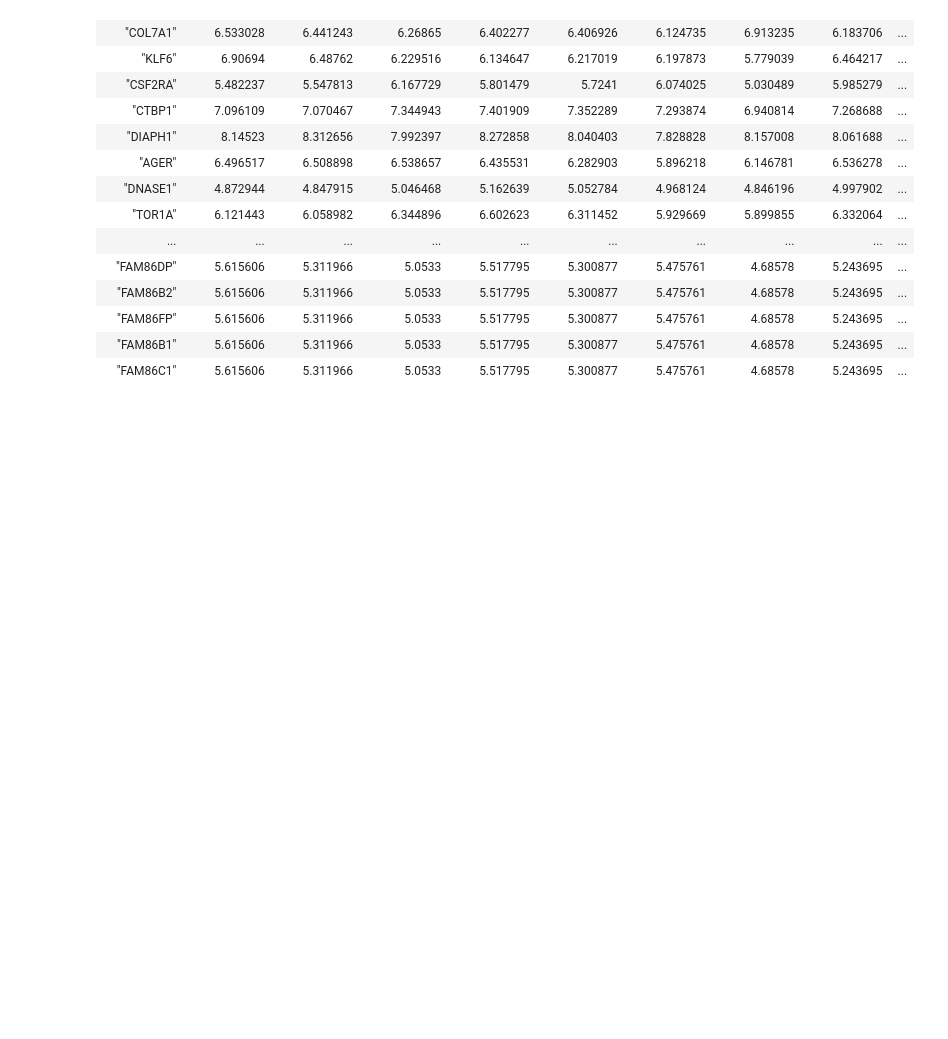
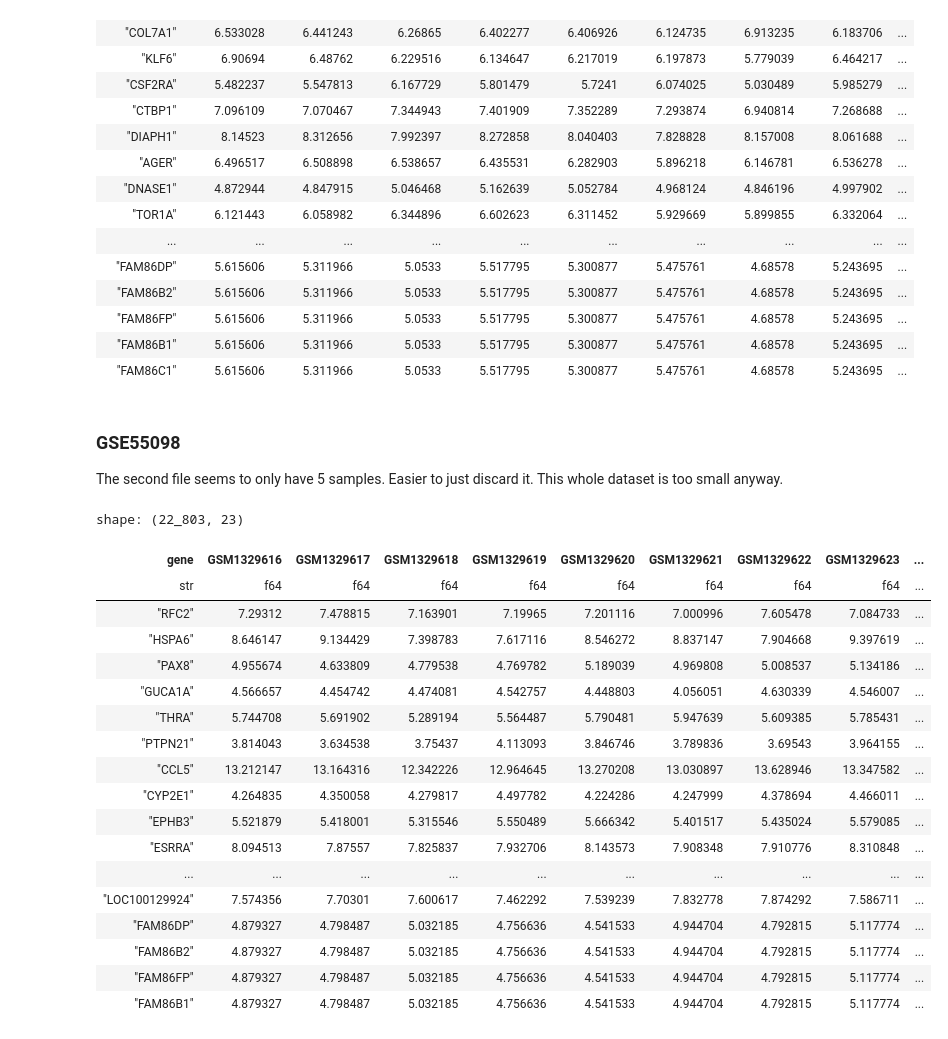
Before and after one commit to thelgis/applied-bioinformatics-thesis, a Jupyter notebook: notebooks/Exploratory_Analysis.ipynb, the cells around one changed output. Saved outputs shown, nothing was run; the diff lists cells and outputs as text; code cells hidden in the pictures; blank space fills up the shorter version.

```diff
--- a/notebooks/Exploratory_Analysis.ipynb
+++ b/notebooks/Exploratory_Analysis.ipynb
@@ -194,3 +194,32 @@ shape: (10_516, 34)
 | "FAM86FP" | 5.615606 | 5.311966 | 5.0533 | 5.517795 | 5.300877 | 5.475761 | 4.68578 | 5.243695 | ... |
 | "FAM86B1" | 5.615606 | 5.311966 | 5.0533 | 5.517795 | 5.300877 | 5.475761 | 4.68578 | 5.243695 | ... |
 | "FAM86C1" | 5.615606 | 5.311966 | 5.0533 | 5.517795 | 5.300877 | 5.475761 | 4.68578 | 5.243695 | ... |
+# %% [markdown]
+### GSE55098
+
+The second file seems to only have 5 samples. Easier to just discard it. This whole dataset is too small anyway.
+# %%
+GSE55098_one = pl.read_parquet("../data/adex-database/samples/GSE55098.tsv.parquet")
+GSE55098_two = pl.read_parquet("../data/adex-database/samples/GSE55098_2.tsv.parquet")
+# %%
+GSE55098_one
+# %% [output]
+shape: (22_803, 23)
+| gene | GSM1329616 | GSM1329617 | GSM1329618 | GSM1329619 | GSM1329620 | GSM1329621 | GSM1329622 | GSM1329623 | ... |
+| str | f64 | f64 | f64 | f64 | f64 | f64 | f64 | f64 | ... |
+| "RFC2" | 7.29312 | 7.478815 | 7.163901 | 7.19965 | 7.201116 | 7.000996 | 7.605478 | 7.084733 | ... |
+| "HSPA6" | 8.646147 | 9.134429 | 7.398783 | 7.617116 | 8.546272 | 8.837147 | 7.904668 | 9.397619 | ... |
+| "PAX8" | 4.955674 | 4.633809 | 4.779538 | 4.769782 | 5.189039 | 4.969808 | 5.008537 | 5.134186 | ... |
+| "GUCA1A" | 4.566657 | 4.454742 | 4.474081 | 4.542757 | 4.448803 | 4.056051 | 4.630339 | 4.546007 | ... |
+| "THRA" | 5.744708 | 5.691902 | 5.289194 | 5.564487 | 5.790481 | 5.947639 | 5.609385 | 5.785431 | ... |
+| "PTPN21" | 3.814043 | 3.634538 | 3.75437 | 4.113093 | 3.846746 | 3.789836 | 3.69543 | 3.964155 | ... |
+| "CCL5" | 13.212147 | 13.164316 | 12.342226 | 12.964645 | 13.270208 | 13.030897 | 13.628946 | 13.347582 | ... |
+| "CYP2E1" | 4.264835 | 4.350058 | 4.279817 | 4.497782 | 4.224286 | 4.247999 | 4.378694 | 4.466011 | ... |
+| "EPHB3" | 5.521879 | 5.418001 | 5.315546 | 5.550489 | 5.666342 | 5.401517 | 5.435024 | 5.579085 | ... |
+| "ESRRA" | 8.094513 | 7.87557 | 7.825837 | 7.932706 | 8.143573 | 7.908348 | 7.910776 | 8.310848 | ... |
+| ... | ... | ... | ... | ... | ... | ... | ... | ... | ... |
+| "LOC100129924" | 7.574356 | 7.70301 | 7.600617 | 7.462292 | 7.539239 | 7.832778 | 7.874292 | 7.586711 | ... |
+| "FAM86DP" | 4.879327 | 4.798487 | 5.032185 | 4.756636 | 4.541533 | 4.944704 | 4.792815 | 5.117774 | ... |
+| "FAM86B2" | 4.879327 | 4.798487 | 5.032185 | 4.756636 | 4.541533 | 4.944704 | 4.792815 | 5.117774 | ... |
+| "FAM86FP" | 4.879327 | 4.798487 | 5.032185 | 4.756636 | 4.541533 | 4.944704 | 4.792815 | 5.117774 | ... |
+| "FAM86B1" | 4.879327 | 4.798487 | 5.032185 | 4.756636 | 4.541533 | 4.944704 | 4.792815 | 5.117774 | ... |
```
Also changed, not shown: parts of 1 cell of this notebook, 13 other files.
